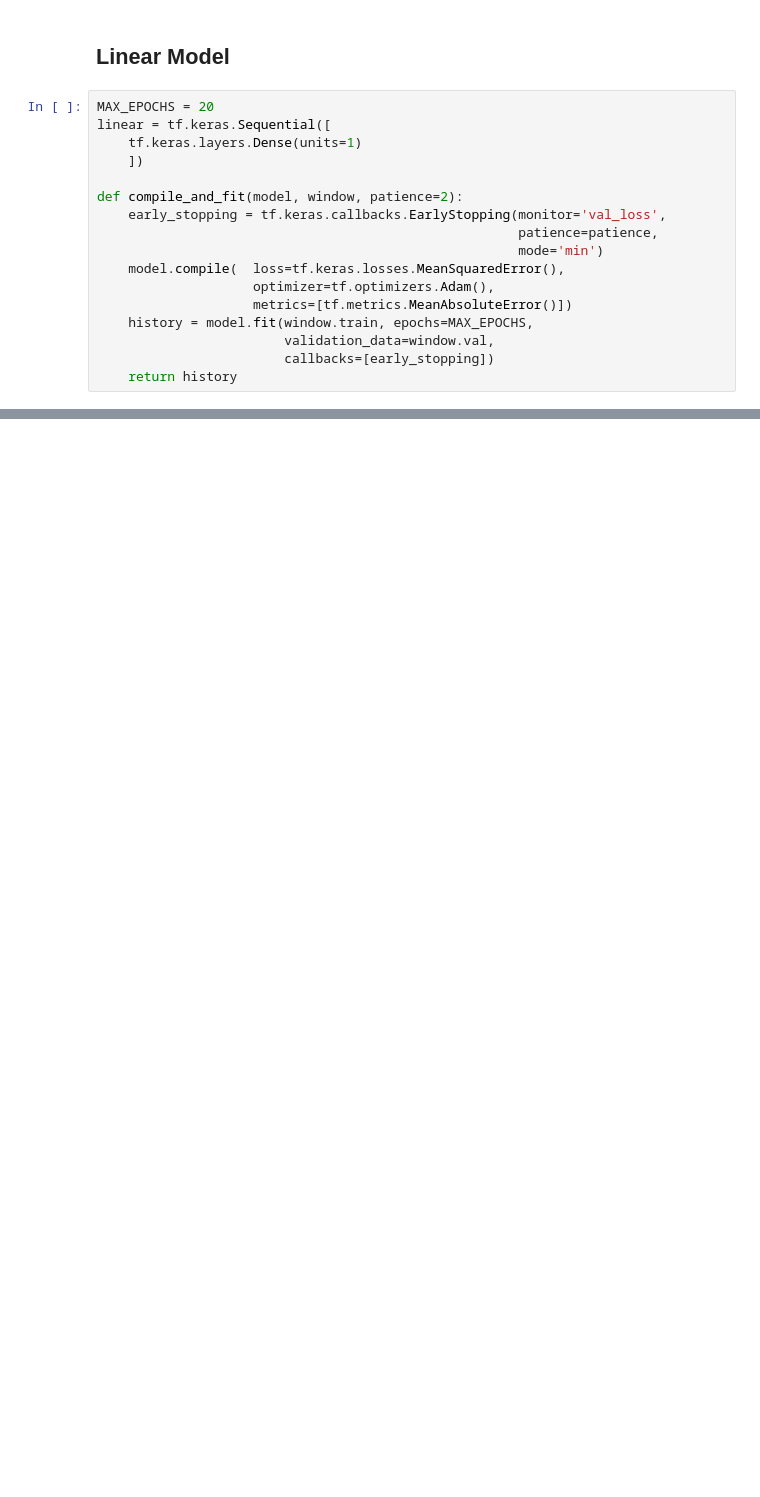
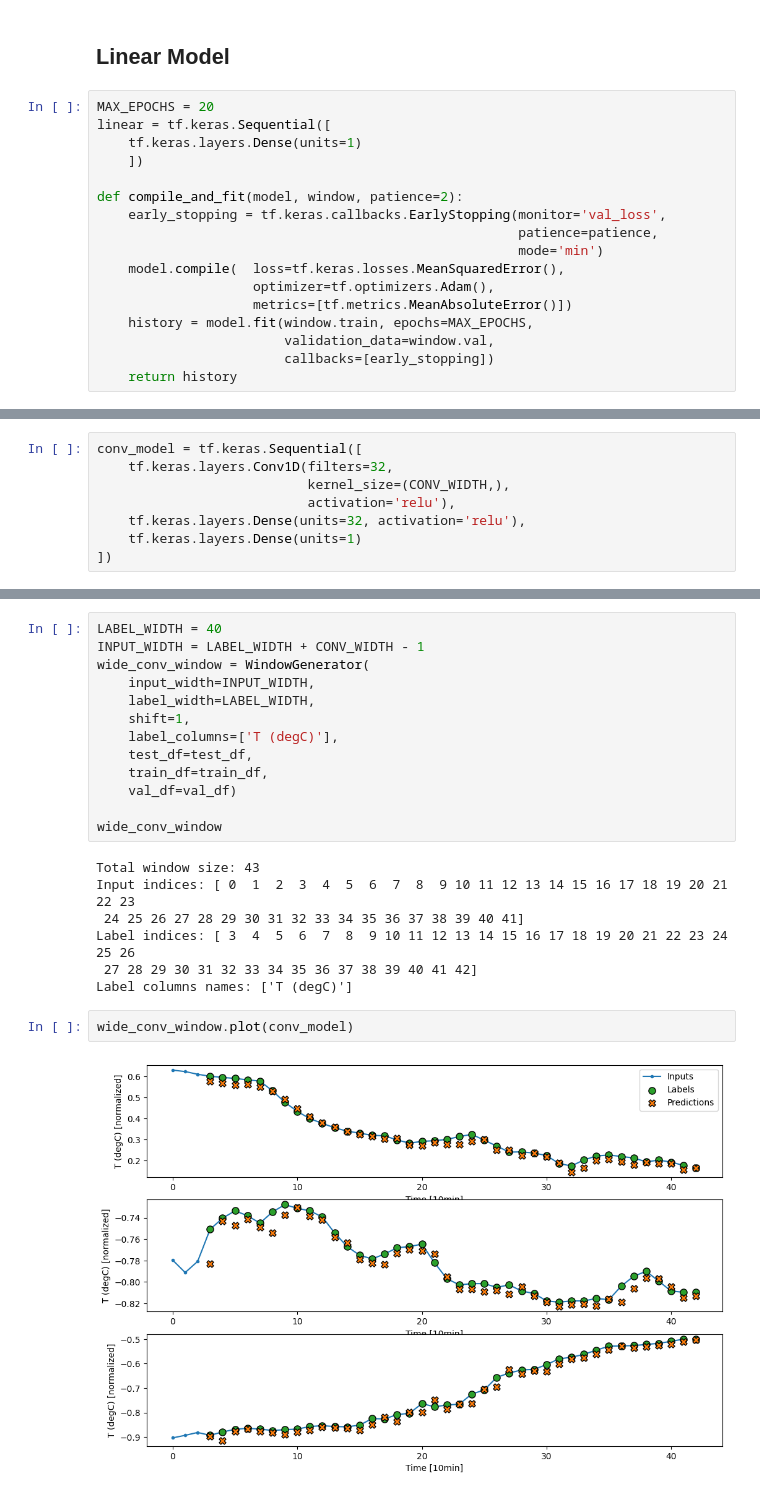
Before and after one commit to kevin-eschbach/data_safari, a Jupyter notebook: intro_ts_forecasting/weather_forecast.ipynb, the cells around one changed output, grey strips where cells are left out. Drawn from its saved outputs; the diff is of its cells as text; blank space fills up the shorter version.

```diff
--- a/intro_ts_forecasting/weather_forecast.ipynb
+++ b/intro_ts_forecasting/weather_forecast.ipynb
@@ -454,0 +543,8 @@ _ = ax.set_xticklabels(train_df.columns, rotation=90)
+# %%
+conv_model = tf.keras.Sequential([
+    tf.keras.layers.Conv1D(filters=32,
+                           kernel_size=(CONV_WIDTH,),
+                           activation='relu'),
+    tf.keras.layers.Dense(units=32, activation='relu'),
+    tf.keras.layers.Dense(units=1)
+])
@@ -454,0 +586,24 @@ _ = ax.set_xticklabels(train_df.columns, rotation=90)
+# %%
+LABEL_WIDTH = 40
+INPUT_WIDTH = LABEL_WIDTH + CONV_WIDTH - 1
+wide_conv_window = WindowGenerator(
+    input_width=INPUT_WIDTH,
+    label_width=LABEL_WIDTH,
+    shift=1,
+    label_columns=['T (degC)'],
+    test_df=test_df,
+    train_df=train_df,
+    val_df=val_df)
+
+wide_conv_window
+# %% [output]
+Total window size: 43
+Input indices: [ 0  1  2  3  4  5  6  7  8  9 10 11 12 13 14 15 16 17 18 19 20 21 22 23
+ 24 25 26 27 28 29 30 31 32 33 34 35 36 37 38 39 40 41]
+Label indices: [ 3  4  5  6  7  8  9 10 11 12 13 14 15 16 17 18 19 20 21 22 23 24 25 26
+ 27 28 29 30 31 32 33 34 35 36 37 38 39 40 41 42]
+Label columns names: ['T (degC)']
+# %%
+wide_conv_window.plot(conv_model)
+# %% [output]
+[figure, added]
```
Also changed, not shown: parts of 67 cells of this notebook.
